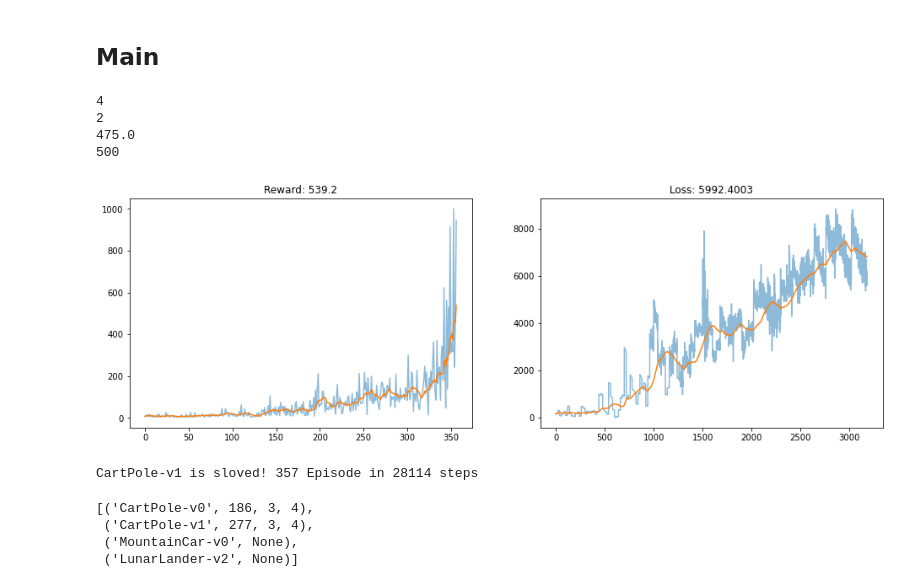
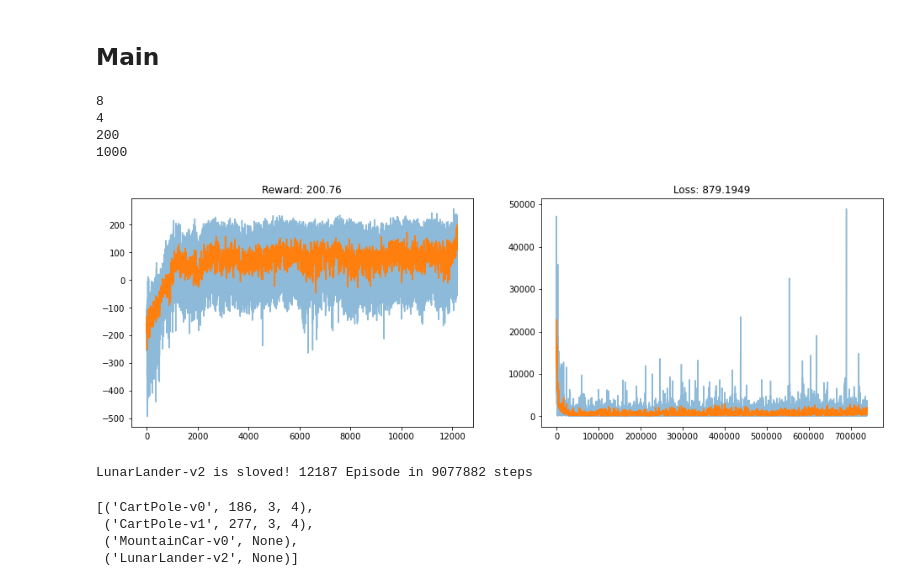
Before and after one commit to kekmodel/rl_pytorch, a Jupyter notebook: src/ppo_discrete_episodic2.ipynb, the cells around one changed output. Cells and saved outputs as stored; diff of their text form; code cells hidden in the pictures.

```diff
--- a/src/ppo_discrete_episodic2.ipynb
+++ b/src/ppo_discrete_episodic2.ipynb
@@ -18,14 +18,14 @@ from IPython.display import clear_output
 # %%
 SEED = 0
 BATCH_SIZE = 256
-LR = 0.002 * BATCH_SIZE / 1024
+LR = 0.002 * BATCH_SIZE / 1024 / 4
 EPOCHS = 20
 WARMUP_EPOCHS = 5
 CLIP = 0.2
 TARGET_KL = 0.015
-GAMMA = 0.999
-LAMBDA = 0.98
-ENT_COEF = 0
+GAMMA = 0.995
+LAMBDA = 0.97
+ENT_COEF = 0.01
 V_COEF = 10
 GRAD_NORM = False
 OBS_NORM = False
@@ -204,9 +204,9 @@ def compute_adv_with_gae(rewards, values, roll_memory):
 # %%
 # make an environment
 # env = gym.make("CartPole-v0")
-env = gym.make("CartPole-v1")
+# env = gym.make("CartPole-v1")
 # env = gym.make("MountainCar-v0")
-# env = gym.make("LunarLander-v2")
+env = gym.make("LunarLander-v2")
 
 obs_space = env.observation_space.shape[0]
 action_space = env.action_space.n
@@ -215,10 +215,10 @@ print(action_space)
 print(env.spec.reward_threshold)
 print(env.spec.max_episode_steps)
 # %% [output]
+8
 4
-2
-475.0
-500
+200
+1000
 # %%
 # hyperparameter
 n_episodes = 100000
@@ -283,7 +283,6 @@ for i in range(1, n_episodes + 1):
     while not done:
         # env.render()
         action, value = get_action_and_value(obs, old_net)
-        out = env.step(action)
         _obs, reward, done, _, _ = env.step(action)
 
         # store
@@ -301,35 +300,35 @@ for i in range(1, n_episodes + 1):
         if done or timeout:
             if done:
                 _value = 0.0
             else:
                 _, _value = get_action_and_value(_obs, old_net)
 
             values.append(_value)
             train_memory.extend(compute_adv_with_gae(rewards, values, roll_memory))
             roll_memory.clear()
 
             ep_rewards.append(ep_reward)
             reward_eval.append(np.mean(list(reversed(ep_rewards))[:n_eval]).round(decimals=2))
             plot()
             if timeout:
                 break
             if len(ep_rewards) >= n_eval:
                 if reward_eval[-1] >= env.spec.reward_threshold:
                     # if reward_eval[-1] >= 495:
                     print("\n{} is sloved! {:3} Episode in {:3} steps".format(env.spec.id, i, steps))
                     torch.save(net.state_dict(), f"./test/saved_models/{env.spec.id}_ep{i}_clear_model_ppo_st.pt")
                     solved = True
                     break
     if solved:
         break
     if i % NUM_ROLLOUT == 0:
         learn(net, old_net, optimizer, scheduler, train_memory)
         old_net.load_state_dict(net.state_dict())
 
 env.close()
 # %% [output]
-[figure, old version]
+[figure, new version]
-CartPole-v1 is sloved! 357 Episode in 28114 steps
+LunarLander-v2 is sloved! 12187 Episode in 9077882 steps
 # %%
 [("CartPole-v0", 186, 3, 4), ("CartPole-v1", 277, 3, 4), ("MountainCar-v0", None), ("LunarLander-v2", None)]
 # %% [output]
```
Also changed, not shown: 2 other files.
